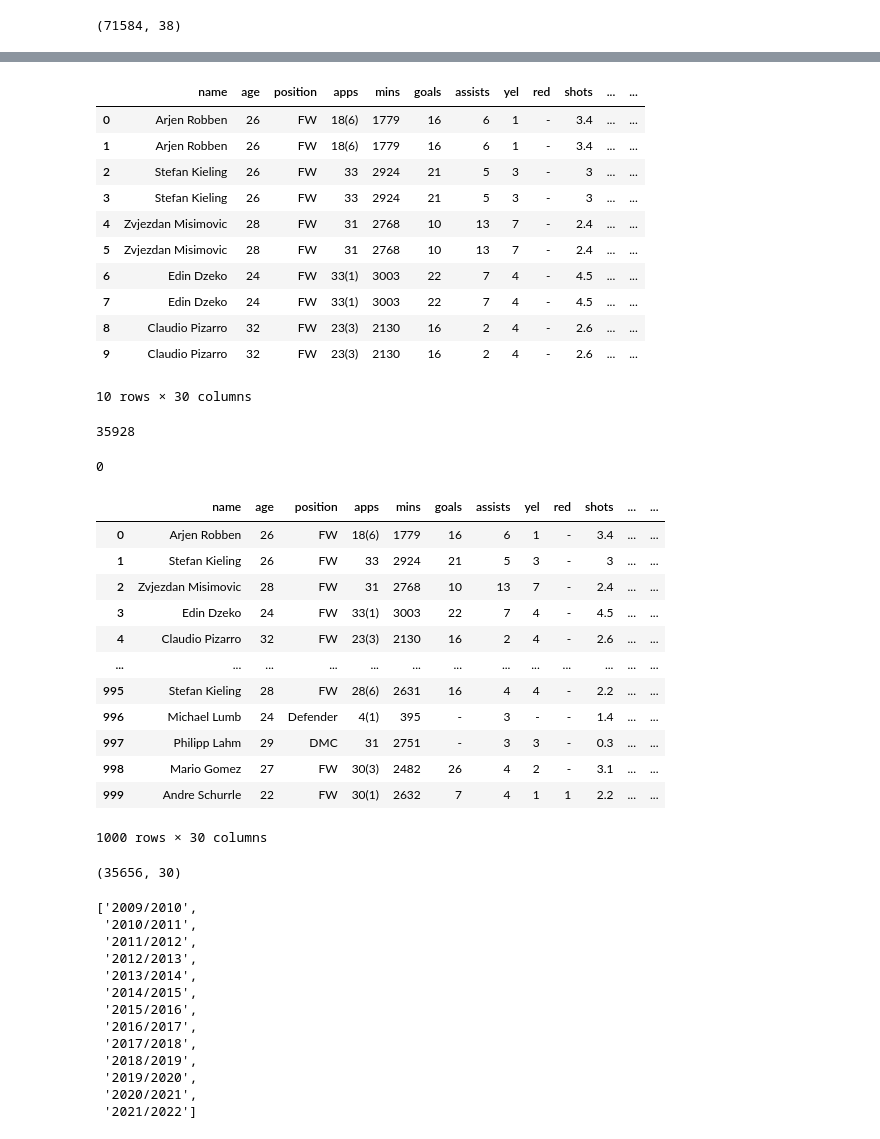
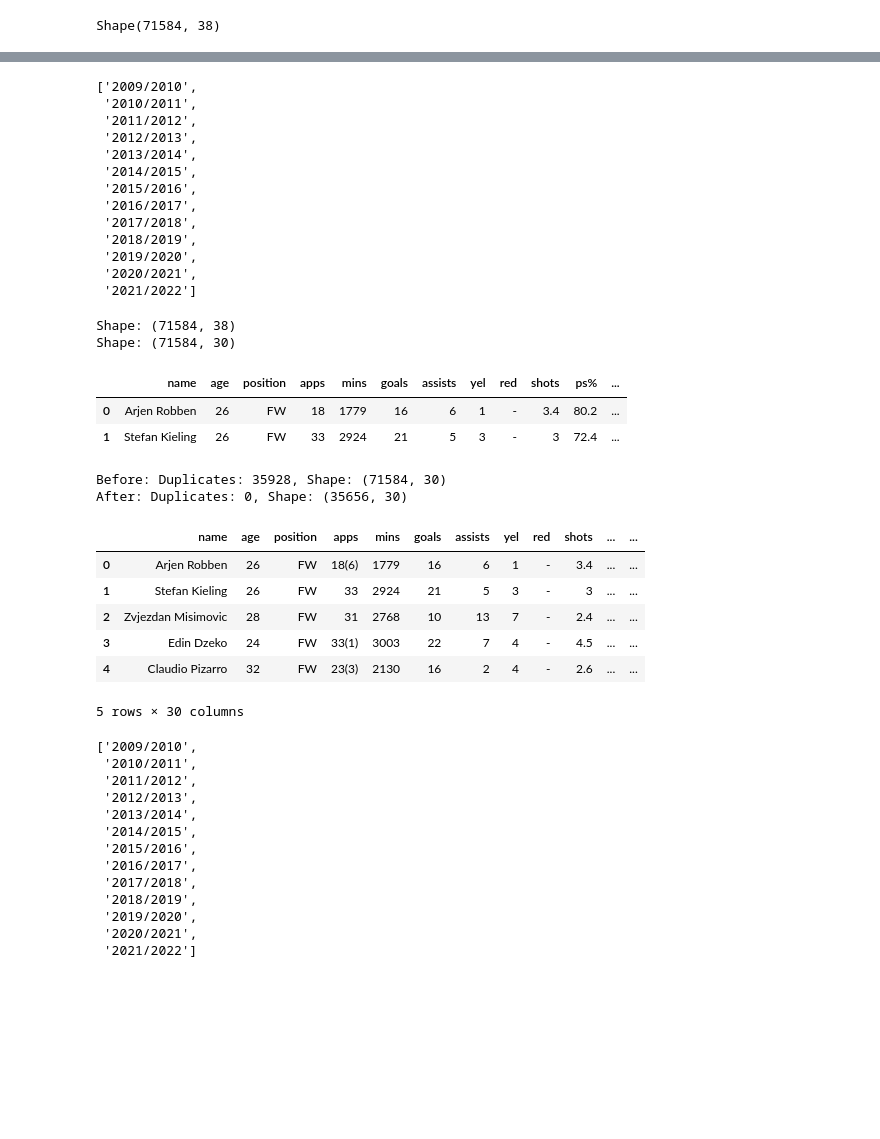
Before and after one commit to Computational-Tools-in-DS-G42/footballer-profiler-AI, a Jupyter notebook: data-util.ipynb, the cells around one changed output, grey strips where cells are left out. Drawn from its saved outputs; the diff is of its cells as text; code cells hidden in the pictures; blank space fills up the shorter version.

Commit message:
Initial data processing

```diff
--- a/data-util.ipynb
+++ b/data-util.ipynb
@@ -1,10 +1,12 @@
 # %%
 import pandas as pd
 # %%
-init_df = pd.read_csv("data2.csv", encoding="latin1", sep=",")
-print(init_df.shape)
+#init_df = pd.read_csv("data2.csv", encoding="latin1", sep=",")
+url = "https://raw.githubusercontent.com/Computational-Tools-in-DS-G42/datasets/main/data.csv"
+init_df = pd.read_csv(url, encoding="latin1", sep=",")
+print("Shape" + str(init_df.shape))
 # %% [output]
-(71584, 38)
+Shape(71584, 38)
 # %%
 list(init_df.columns)
 # %% [output]
@@ -25,26 +27,43 @@ list(init_df.columns)
  'fee',
  'traded',
  'club_position']
+# %%
+init_df['season'].unique().tolist()
+# %% [output]
+['2009/2010',
+ '2010/2011',
+ '2011/2012',
+ '2012/2013',
+ '2013/2014',
+ '2014/2015',
+ '2015/2016',
+ '2016/2017',
+ '2017/2018',
+ '2018/2019',
+ '2019/2020',
+ '2020/2021',
+ '2021/2022']
 # %%
+print("Shape: " + str(init_df.shape))
 cols_to_drop = ["club", "motm", "rating", "offsides_won", "league",  "fee", "traded", "club_position"]
 df = init_df.drop(columns=cols_to_drop)
+print("Shape: " + str(df.shape))
+# %% [output]
+Shape: (71584, 38)
+Shape: (71584, 30)
 # %%
-df.head(10)
+pd.set_option('display.max_columns', None)
+df.head(2)
 # %% [output]
-|  | name | age | position | apps | mins | goals | assists | yel | red | shots | ... | ... |
-| 0 | Arjen Robben | 26 | FW | 18(6) | 1779 | 16 | 6 | 1 | - | 3.4 | ... | ... |
-| 1 | Arjen Robben | 26 | FW | 18(6) | 1779 | 16 | 6 | 1 | - | 3.4 | ... | ... |
-| 2 | Stefan Kieling | 26 | FW | 33 | 2924 | 21 | 5 | 3 | - | 3 | ... | ... |
-| 3 | Stefan Kieling | 26 | FW | 33 | 2924 | 21 | 5 | 3 | - | 3 | ... | ... |
-| 4 | Zvjezdan Misimovic | 28 | FW | 31 | 2768 | 10 | 13 | 7 | - | 2.4 | ... | ... |
-| 5 | Zvjezdan Misimovic | 28 | FW | 31 | 2768 | 10 | 13 | 7 | - | 2.4 | ... | ... |
-| 6 | Edin Dzeko | 24 | FW | 33(1) | 3003 | 22 | 7 | 4 | - | 4.5 | ... | ... |
-| 7 | Edin Dzeko | 24 | FW | 33(1) | 3003 | 22 | 7 | 4 | - | 4.5 | ... | ... |
-| 8 | Claudio Pizarro | 32 | FW | 23(3) | 2130 | 16 | 2 | 4 | - | 2.6 | ... | ... |
-| 9 | Claudio Pizarro | 32 | FW | 23(3) | 2130 | 16 | 2 | 4 | - | 2.6 | ... | ... |
+|  | name | age | position | apps | mins | goals | assists | yel | red | shots | ps% | ... |
+| 0 | Arjen Robben | 26 | FW | 18 | 1779 | 16 | 6 | 1 | - | 3.4 | 80.2 | ... |
+| 1 | Stefan Kieling | 26 | FW | 33 | 2924 | 21 | 5 | 3 | - | 3 | 72.4 | ... |
-10 rows × 30 columns
 # %%
-print(df.duplicated().sum())
-#df2.drop_duplicates()
+print("Before: Duplicates: " + str(df.duplicated().sum()) +
+      ", Shape: " + str(df.shape))
+df = df.drop_duplicates()
+print("After: Duplicates: " + str(df.duplicated().sum()) +
+      ", Shape: " + str(df.shape))
 # %% [output]
-35928
+Before: Duplicates: 35928, Shape: (71584, 30)
+After: Duplicates: 0, Shape: (35656, 30)
@@ -53,10 +70,7 @@ df = df.drop_duplicates()
-# %%
-print(df.duplicated().sum())
-# %% [output]
-0
 # %%
+# Resets the ordering
 df = df.reset_index(drop=True)
-df.head(1000)
+df.head(5)
 # %% [output]
 |  | name | age | position | apps | mins | goals | assists | yel | red | shots | ... | ... |
 | 0 | Arjen Robben | 26 | FW | 18(6) | 1779 | 16 | 6 | 1 | - | 3.4 | ... | ... |
@@ -64,14 +78,4 @@ df.head(1000)
 | 2 | Zvjezdan Misimovic | 28 | FW | 31 | 2768 | 10 | 13 | 7 | - | 2.4 | ... | ... |
 | 3 | Edin Dzeko | 24 | FW | 33(1) | 3003 | 22 | 7 | 4 | - | 4.5 | ... | ... |
 | 4 | Claudio Pizarro | 32 | FW | 23(3) | 2130 | 16 | 2 | 4 | - | 2.6 | ... | ... |
-| ... | ... | ... | ... | ... | ... | ... | ... | ... | ... | ... | ... | ... |
-| 995 | Stefan Kieling | 28 | FW | 28(6) | 2631 | 16 | 4 | 4 | - | 2.2 | ... | ... |
-| 996 | Michael Lumb | 24 | Defender | 4(1) | 395 | - | 3 | - | - | 1.4 | ... | ... |
-| 997 | Philipp Lahm | 29 | DMC | 31 | 2751 | - | 3 | 3 | - | 0.3 | ... | ... |
-| 998 | Mario Gomez | 27 | FW | 30(3) | 2482 | 26 | 4 | 2 | - | 3.1 | ... | ... |
-| 999 | Andre Schurrle | 22 | FW | 30(1) | 2632 | 7 | 4 | 1 | 1 | 2.2 | ... | ... |
-1000 rows × 30 columns
+5 rows × 30 columns
-# %%
-print(df.shape)
-# %% [output]
-(35656, 30)
```
Also changed, not shown: parts of 7 cells of this notebook.
